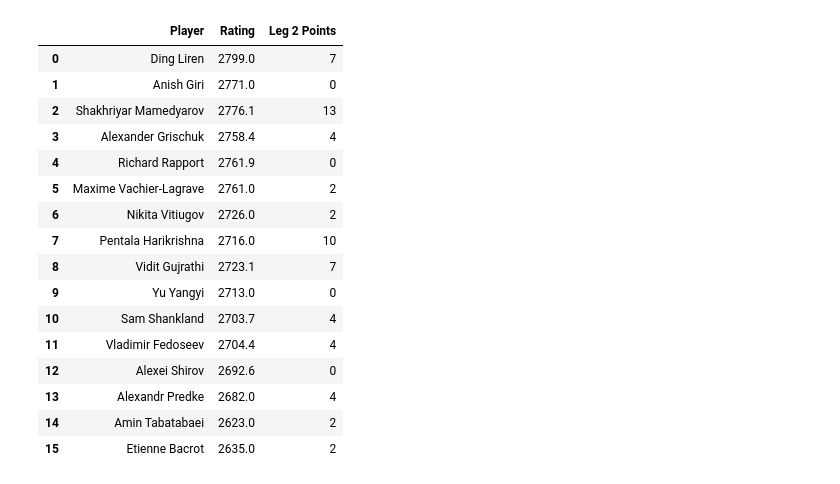
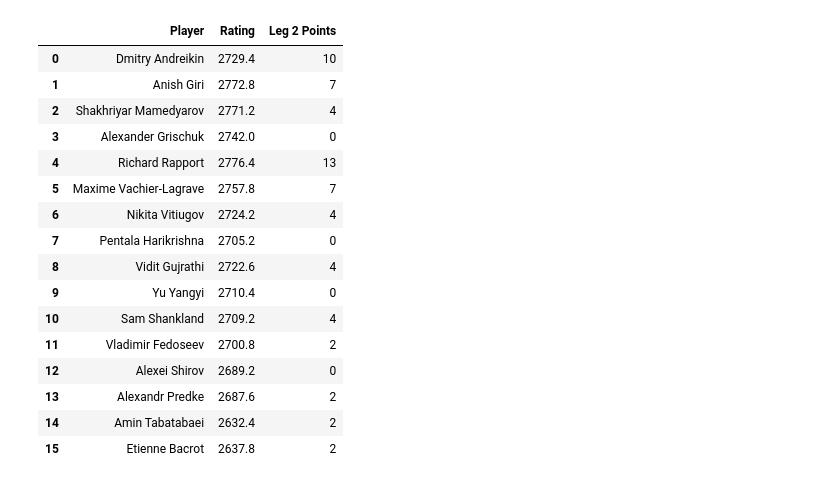
Before and after one commit to mureytasroc/grand-prix-analysis, a Jupyter notebook: grand_prix_analysis.ipynb, the cells around one changed output. Saved outputs shown, nothing was run; the diff lists cells and outputs as text; code cells hidden in the pictures.

```diff
--- a/grand_prix_analysis.ipynb
+++ b/grand_prix_analysis.ipynb
@@ -139,17 +150,18 @@ headers = []
 for h in leg1_players_soup.find("tr").find_all("td"):
     title = h.text
     headers.append(title)
-leg1_players_df = pd.DataFrame(columns = headers)
-for row in leg1_players_soup.find_all("tr")[1:]:
-    row_data = row.find_all("td")
-    row_series = pd.Series([i.text for i in row_data], index = headers)
-    leg1_players_df = leg1_players_df.append(row_series, ignore_index=True)
+leg1_players_df = pd.DataFrame(
+    [[i.text for i in row.find_all("td")] for row in leg1_players_soup.find_all("tr")[1:]],
+    columns=headers,
+)
 leg1_players_df = leg1_players_df.drop(["Fed"], axis=1)
 leg1_players_df["Player"] = leg1_players_df["Player"].apply(lambda n: n.replace("*", ""))
 leg1_players_df["Rating"] = leg1_players_df["Player"].apply(lambda n: name_to_rating[n])
 
 leg1_players_df["Leg 1 Points"] = pd.Series([4, 10, 2, 7, 7, 13, 4, 2, 3, 3, 2, 0, 4, 0, 0, 0])
 
+leg1_players = leg1_players_df["Player"]
+
 leg1_players_df
 # %% [output]
 |  | Player | Rating | Leg 1 Points |
@@ -172,41 +184,43 @@ leg1_players_df
 # %%
 # Leg 2 (simulated)
 
 leg2_players_soup = grand_prix_soup.select(".standings_table")[5]
 headers = []
 for h in leg2_players_soup.find("tr").find_all("td"):
     title = h.text
     headers.append(title)
-leg2_players_df = pd.DataFrame(columns = headers)
-for row in leg2_players_soup.find_all("tr")[1:]:
-    row_data = row.find_all("td")
-    row_series = pd.Series([i.text for i in row_data], index = headers)
-    leg2_players_df = leg2_players_df.append(row_series, ignore_index=True)
+leg2_players_df = pd.DataFrame(
+    [[i.text for i in row.find_all("td")] for row in leg2_players_soup.find_all("tr")[1:]],
+    columns=headers,
+)
+leg2_players_df["Player"] = leg2_players_df["Player"].apply(lambda n: n.replace("*", ""))
 leg2_players_df = leg2_players_df.drop(["Fed"], axis=1)
 leg2_players_df["Rating"] = leg2_players_df["Player"].apply(lambda n: name_to_rating[n])
 
 round2_elos = [float(elo) for elo in leg2_players_df["Rating"]]
-leg2_players_df["Leg 2 Points"] = pd.Series(sim_leg(round2_elos))
+leg2_players_df["Leg 2 Points"] = pd.Series([10, 7, 4, 0, 13, 7, 4, 0, 4, 0, 4, 2, 0, 2, 2, 2])
+
+leg2_players = leg2_players_df["Player"]
 
 leg2_players_df
 # %% [output]
 |  | Player | Rating | Leg 2 Points |
-| 0 | Ding Liren | 2799.0 | 7 |
-| 1 | Anish Giri | 2771.0 | 0 |
-| 2 | Shakhriyar Mamedyarov | 2776.1 | 13 |
-| 3 | Alexander Grischuk | 2758.4 | 4 |
-| 4 | Richard Rapport | 2761.9 | 0 |
-| 5 | Maxime Vachier-Lagrave | 2761.0 | 2 |
-| 6 | Nikita Vitiugov | 2726.0 | 2 |
-| 7 | Pentala Harikrishna | 2716.0 | 10 |
-| 8 | Vidit Gujrathi | 2723.1 | 7 |
-| 9 | Yu Yangyi | 2713.0 | 0 |
-| 10 | Sam Shankland | 2703.7 | 4 |
-| 11 | Vladimir Fedoseev | 2704.4 | 4 |
-| 12 | Alexei Shirov | 2692.6 | 0 |
-| 13 | Alexandr Predke | 2682.0 | 4 |
-| 14 | Amin Tabatabaei | 2623.0 | 2 |
-| 15 | Etienne Bacrot | 2635.0 | 2 |
+| 0 | Dmitry Andreikin | 2729.4 | 10 |
+| 1 | Anish Giri | 2772.8 | 7 |
+| 2 | Shakhriyar Mamedyarov | 2771.2 | 4 |
+| 3 | Alexander Grischuk | 2742.0 | 0 |
+| 4 | Richard Rapport | 2776.4 | 13 |
+| 5 | Maxime Vachier-Lagrave | 2757.8 | 7 |
+| 6 | Nikita Vitiugov | 2724.2 | 4 |
+| 7 | Pentala Harikrishna | 2705.2 | 0 |
+| 8 | Vidit Gujrathi | 2722.6 | 4 |
+| 9 | Yu Yangyi | 2710.4 | 0 |
+| 10 | Sam Shankland | 2709.2 | 4 |
+| 11 | Vladimir Fedoseev | 2700.8 | 2 |
+| 12 | Alexei Shirov | 2689.2 | 0 |
+| 13 | Alexandr Predke | 2687.6 | 2 |
+| 14 | Amin Tabatabaei | 2632.4 | 2 |
+| 15 | Etienne Bacrot | 2637.8 | 2 |
 # %%
 # Leg 3 (simulated)
 
```
Also changed, not shown: parts of 21 cells of this notebook, 1 other file.
